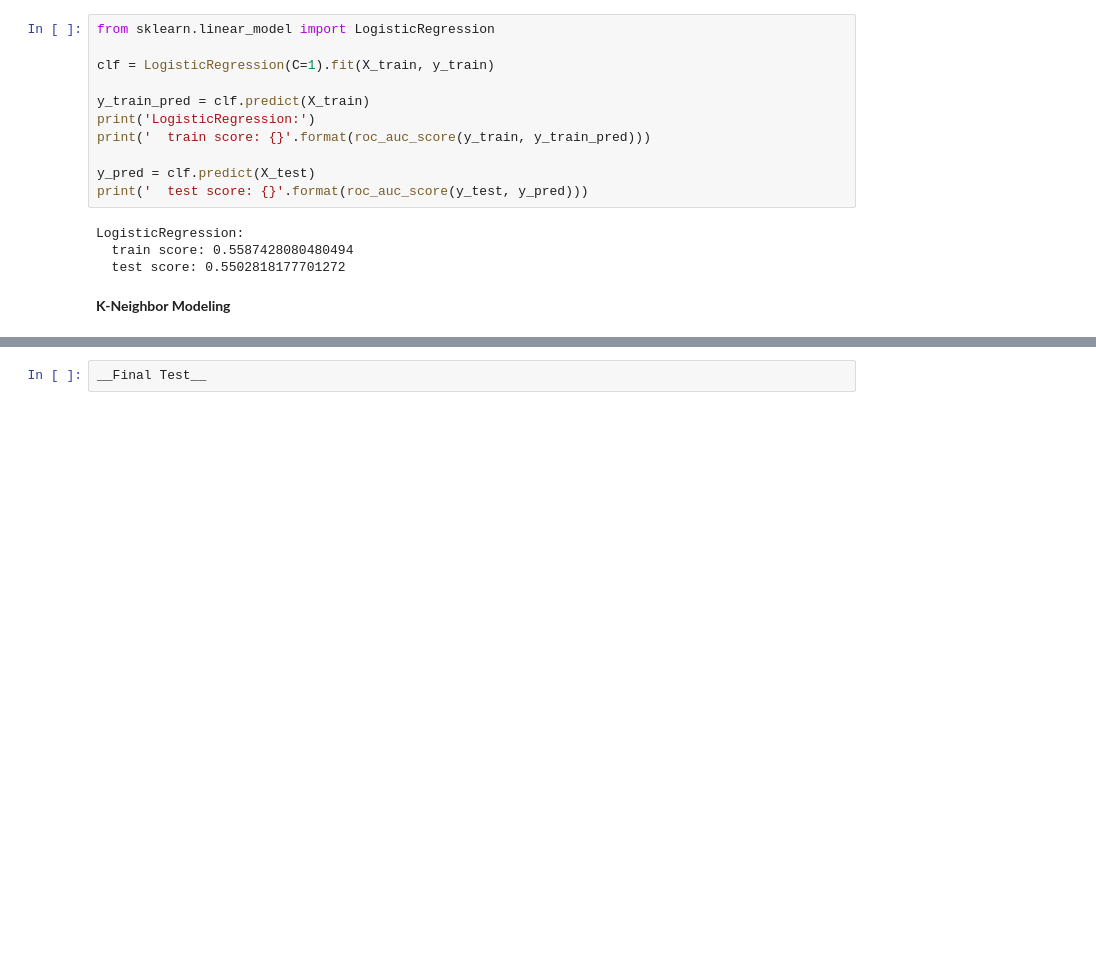
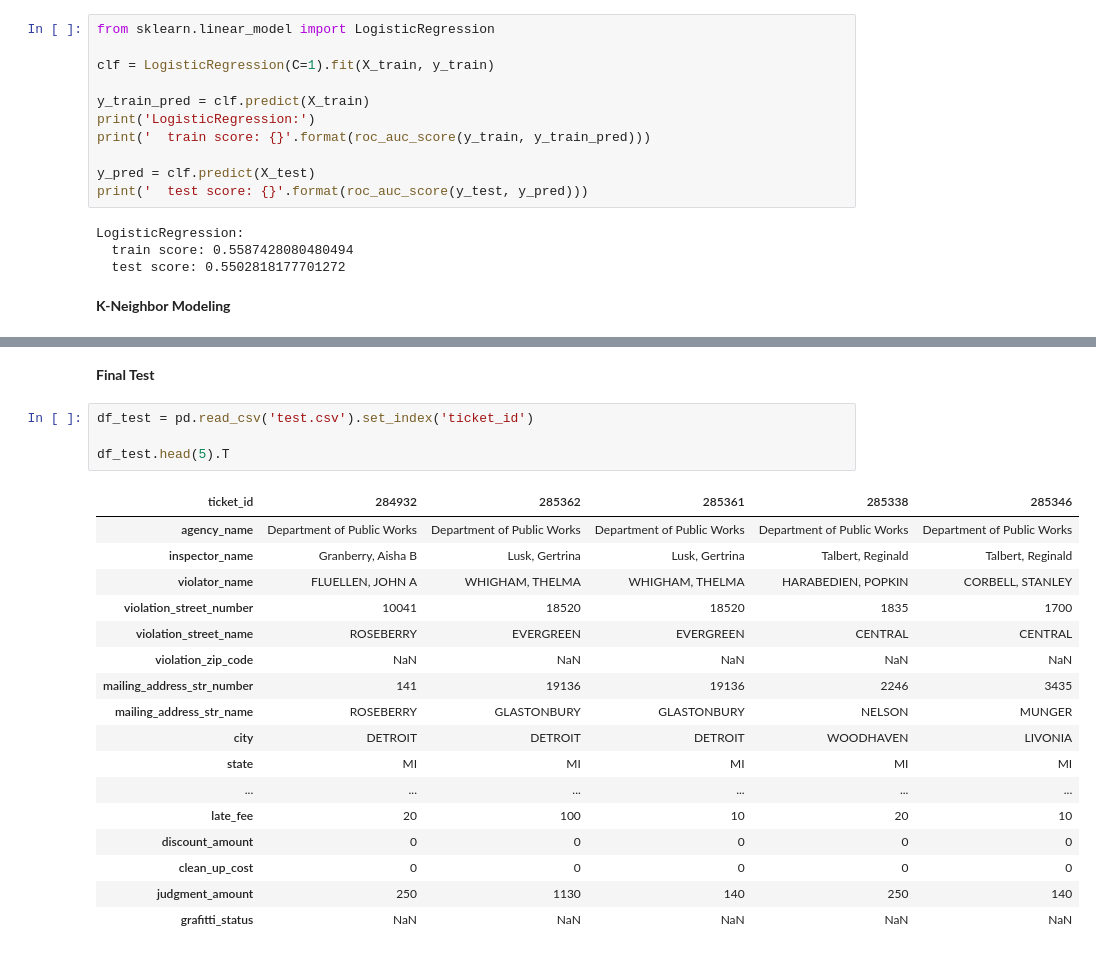
Before and after one commit to hmchen47/DataScience, a Jupyter notebook: AppliedDS-UMich/3-AML/notebooks/Ref1-Assignment4.ipynb, the cells around one changed output, grey strips where cells are left out. Drawn from its saved outputs; the diff is of its cells as text; blank space fills up the shorter version.

```diff
--- a/AppliedDS-UMich/3-AML/notebooks/Ref1-Assignment4.ipynb
+++ b/AppliedDS-UMich/3-AML/notebooks/Ref1-Assignment4.ipynb
@@ -520,2 +524,24 @@ print('  test score ', roc_auc_score(y_test, y_pred))
-# %%
-__Final Test__
+# %% [markdown]
+__Final Test__
+# %%
+df_test = pd.read_csv('test.csv').set_index('ticket_id')
+
+df_test.head(5).T
+# %% [output]
+| ticket_id | 284932 | 285362 | 285361 | 285338 | 285346 |
+| agency_name | Department of Public Works | Department of Public Works | Department of Public Works | Department of Public Works | Department of Public Works |
+| inspector_name | Granberry, Aisha B | Lusk, Gertrina | Lusk, Gertrina | Talbert, Reginald | Talbert, Reginald |
+| violator_name | FLUELLEN, JOHN A | WHIGHAM, THELMA | WHIGHAM, THELMA | HARABEDIEN, POPKIN | CORBELL, STANLEY |
+| violation_street_number | 10041 | 18520 | 18520 | 1835 | 1700 |
+| violation_street_name | ROSEBERRY | EVERGREEN | EVERGREEN | CENTRAL | CENTRAL |
+| violation_zip_code | NaN | NaN | NaN | NaN | NaN |
+| mailing_address_str_number | 141 | 19136 | 19136 | 2246 | 3435 |
+| mailing_address_str_name | ROSEBERRY | GLASTONBURY | GLASTONBURY | NELSON | MUNGER |
+| city | DETROIT | DETROIT | DETROIT | WOODHAVEN | LIVONIA |
+| state | MI | MI | MI | MI | MI |
+| ... | ... | ... | ... | ... | ... |
+| late_fee | 20 | 100 | 10 | 20 | 10 |
+| discount_amount | 0 | 0 | 0 | 0 | 0 |
+| clean_up_cost | 0 | 0 | 0 | 0 | 0 |
+| judgment_amount | 250 | 1130 | 140 | 250 | 140 |
+| grafitti_status | NaN | NaN | NaN | NaN | NaN |
```
Also changed, not shown: parts of 11 cells of this notebook.
